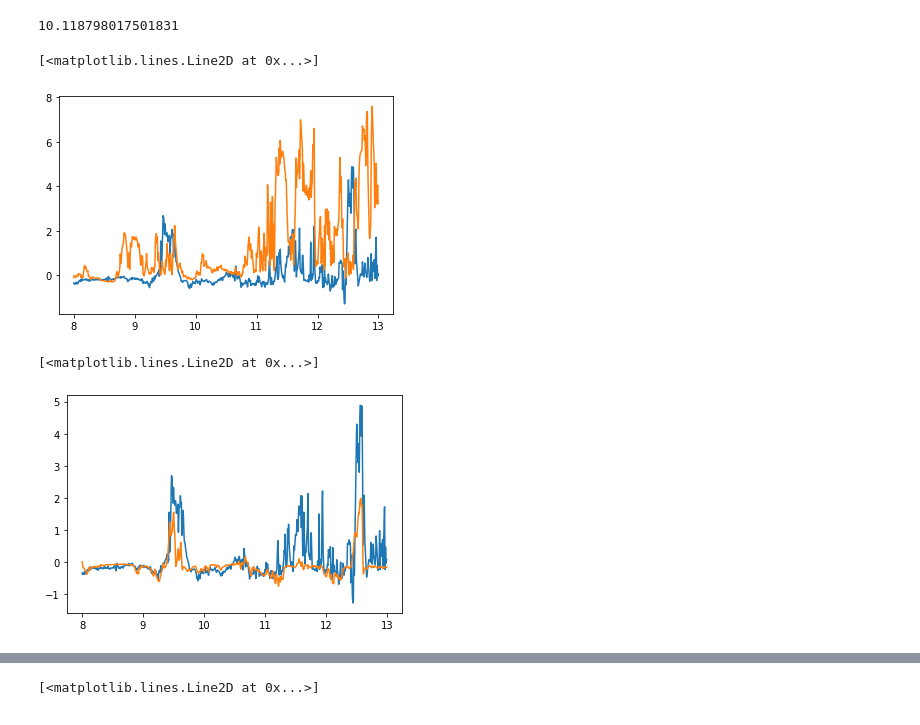
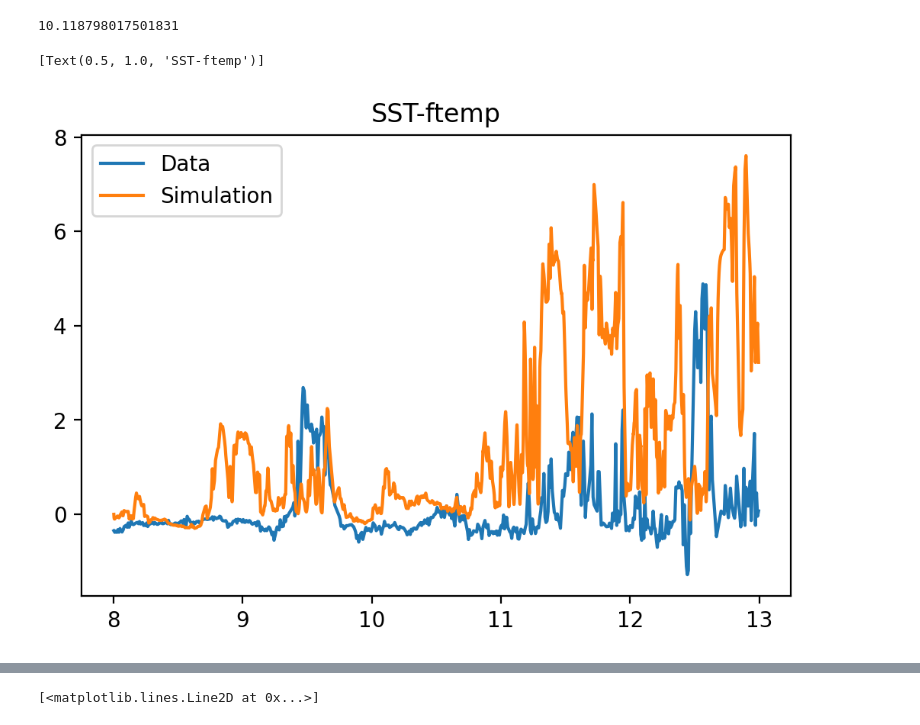
Before and after one commit to reykboerner/diusst, a Jupyter notebook: code/run_bayesian.ipynb, the cells around one changed output, grey strips where cells are left out. Cells and saved outputs as stored; diff of their text form; code cells hidden in the pictures.

```diff
--- a/code/run_bayesian.ipynb
+++ b/code/run_bayesian.ipynb
@@ -138,16 +138,12 @@ simu = diusst(
 print(time.time()-simstart)
 # %% [output]
 10.118798017501831
-# %%
-plt.plot(times/86400,sst_data)
-plt.plot(times/86400,simu[0][:,0]-ftemp)
-# %% [output]
-[<matplotlib.lines.Line2D at 0x...>]
-[figure, removed]
-# %%
-plt.plot(times/86400,sst_data)
-plt.plot(times/86400,simu[0][:,0]-ftemp)
-#plt.plot(times/86400,simu[0][:,3]-ftemp)
-# %% [output]
-[<matplotlib.lines.Line2D at 0x...>]
-[figure, removed]
+# %%
+fig, ax = plt.subplots(dpi=200)
+ax.plot(times/86400,sst_data, label='Data')
+ax.plot(times/86400,simu[0][:,0]-ftemp,label='Simulation')
+ax.legend()
+ax.set(title='SST-ftemp')
+# %% [output]
+[Text(0.5, 1.0, 'SST-ftemp')]
+[figure, added]
```
Also changed, not shown: parts of 11 cells of this notebook, 4 other files.
